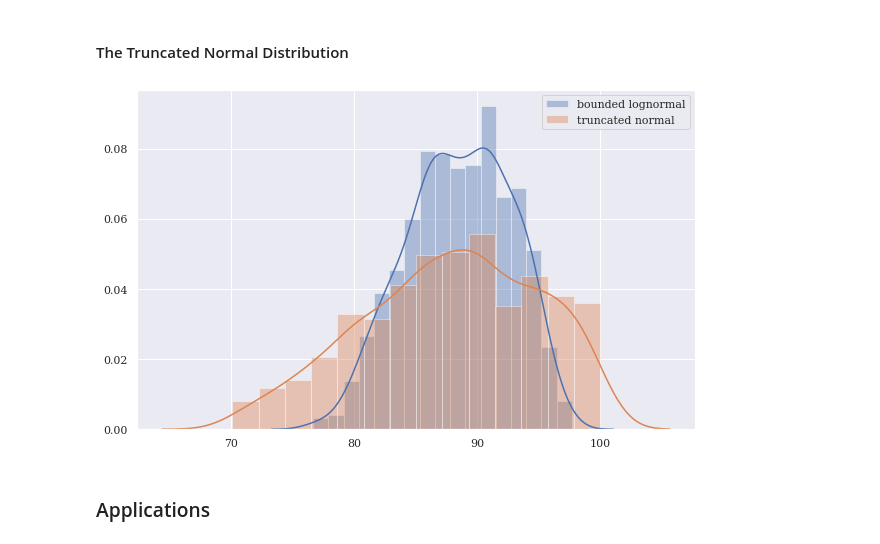
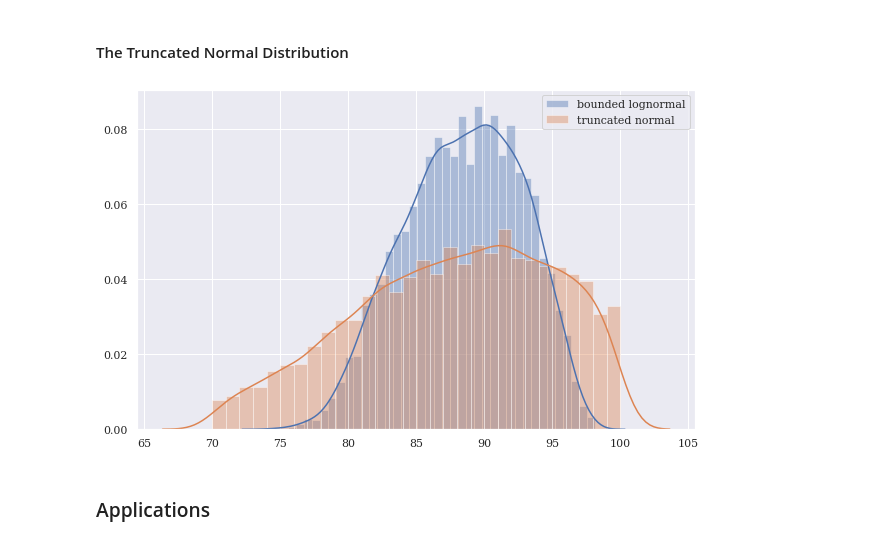
Before and after one commit to tedteske/bounded_lognorm, a Jupyter notebook: bounded_lognorm.ipynb, the cells around one changed output. Drawn from its saved outputs; the diff is of its cells as text; code cells hidden in the pictures.

```diff
--- a/bounded_lognorm.ipynb
+++ b/bounded_lognorm.ipynb
@@ -781,7 +802,8 @@ xdata = np.linspace(60, 110, sample_size)
 ydata = bounded_lognorm.pdf(xdata, 75, 5, 70, 100)
 ydata += 0.01 * np.random.normal(0, 1, size=sample_size) # add some noise
 
-shapes, popt, pcov = bounded_lognorm.fit(ydata, xdata, gmode=75, gsigma=5)
+shapes, popt, pcov = bounded_lognorm.fit(ydata, xdata, fit_cdf=False,
+                                         gmode=75, gsigma=5)
 
 shapes_rounded = tuple(shapes.round(2))
 label = ('bounded_lognorm.pdf' + str(shapes_rounded))
@@ -890,18 +912,19 @@ plt.show()
 # %%
 mode, sigma = 90, 10
 lower, upper = 70, 100
+sample_size = 10000
 
 sns.distplot(bounded_lognorm.rvs(mode=mode, sigma=sigma,
-                                 lower=lower, upper=upper, size=1000),
+                                 lower=lower, upper=upper, size=sample_size),
              label='bounded lognormal')
 sns.distplot(truncnorm.rvs((lower - mode) / sigma,
                            (upper - mode) / sigma,
-                           mode, sigma, size=1000),
+                           mode, sigma, size=sample_size),
              label='truncated normal')
 plt.legend()
 plt.show()
 # %% [output]
-[figure, old version]
+[figure, new version]
 # %% [markdown]
 ### Applications
 # %% [markdown]
```
Also changed, not shown: parts of 27 cells of this notebook.
